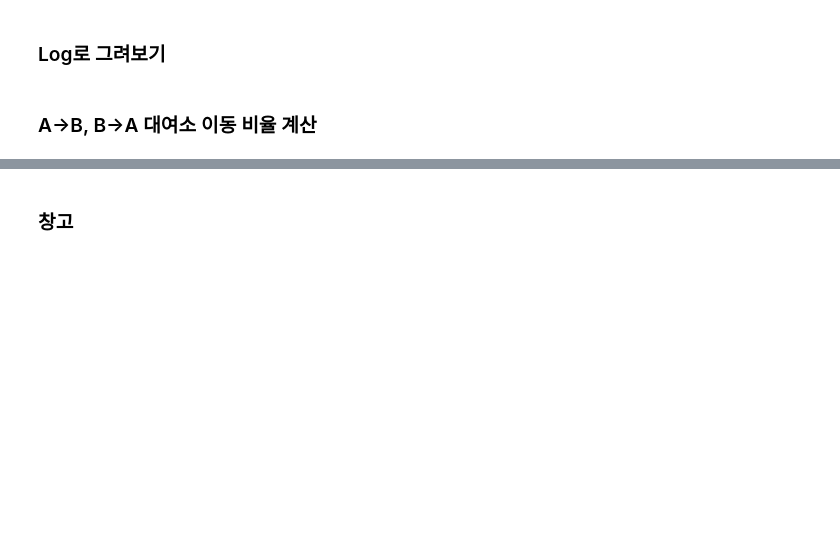
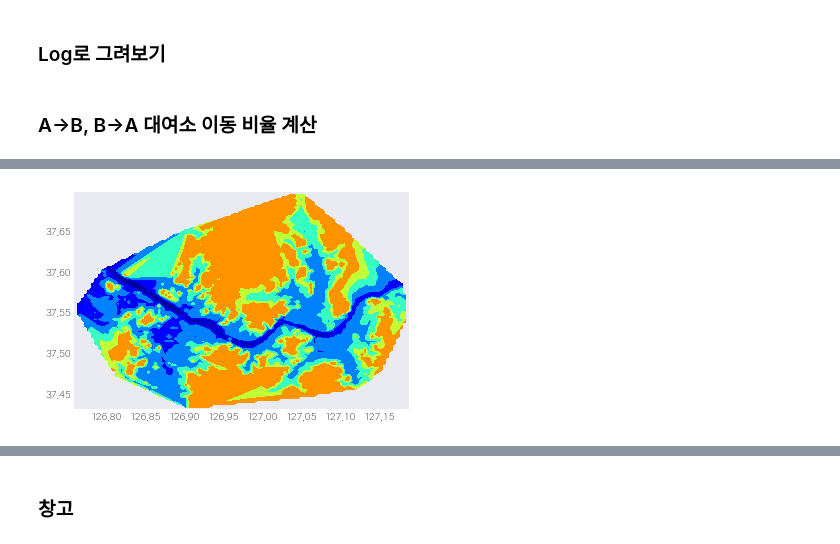
Before and after one commit to yangoos57/seoulBikeProject, a Jupyter notebook: backend/ExtractBikeTourplots.ipynb, the cells around one changed output, grey strips where cells are left out. Drawn from its saved outputs; the diff is of its cells as text; code cells hidden in the pictures; blank space fills up the shorter version.

```diff
--- a/backend/ExtractBikeTourplots.ipynb
+++ b/backend/ExtractBikeTourplots.ipynb
@@ -854,0 +1097,16 @@ plt.yticks(fontsize=12,weight='bold')
+# %%
+
+# GeoJson 추출
+figure = plt.figure()
+ax = figure.add_subplot(111)
+contourf = ax.contourf(X, Y, Z, cmap=cmap,levels=level)
+
+geojson = geojsoncontour.contourf_to_geojson(
+    contourf=contourf,
+    min_angle_deg=3.0,
+    ndigits=3,
+    stroke_width=1,
+    fill_opacity=1
+    )
+# %% [output]
+[figure, added]
```
Also changed, not shown: parts of 50 cells of this notebook, 1 other file.
